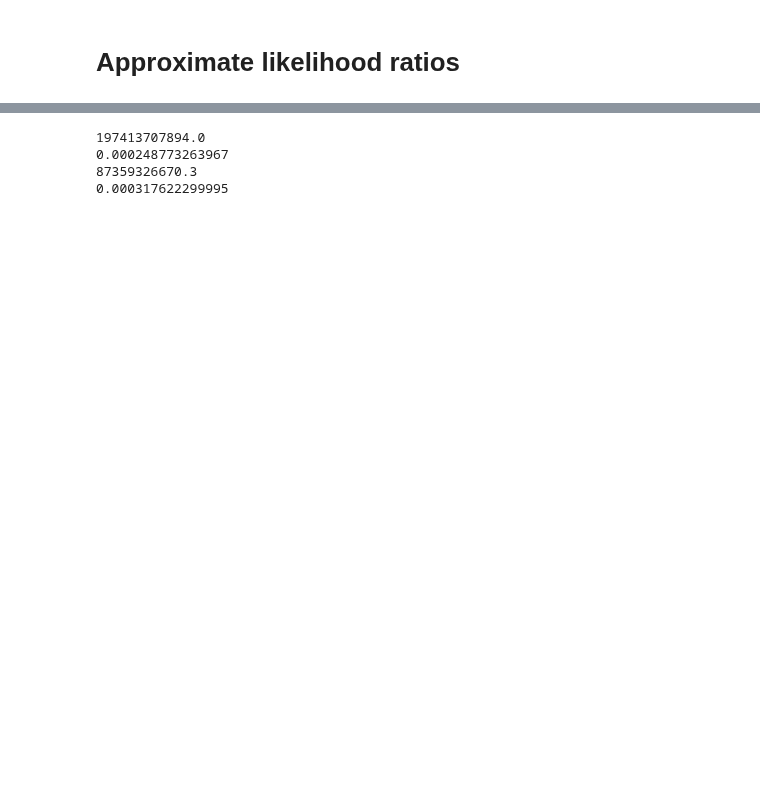
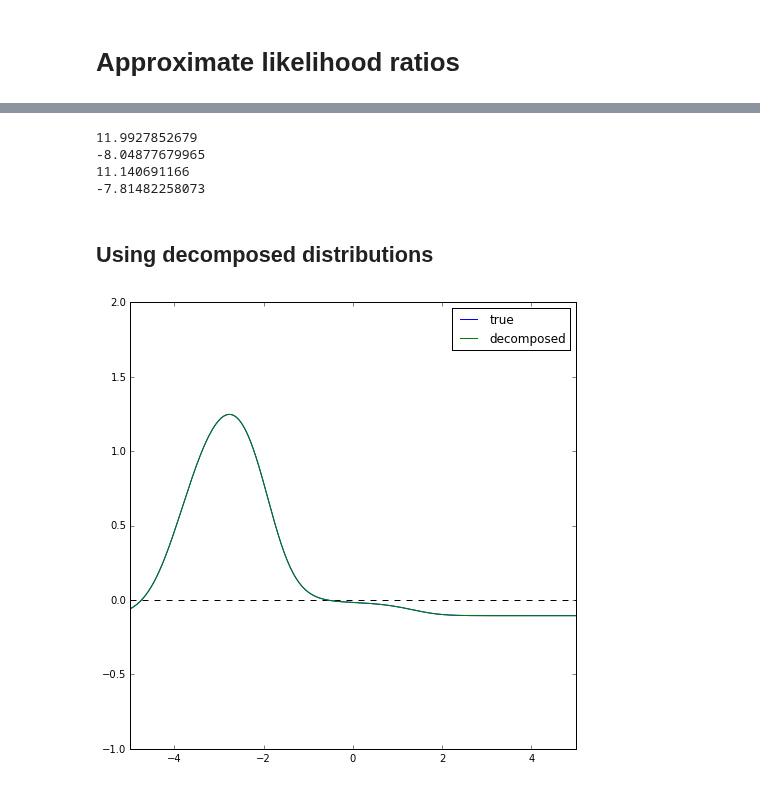
Before and after one commit to glouppe/notebooks, a Jupyter notebook: Approximate likelihood ratios.ipynb, the cells around one changed output, grey strips where cells are left out. Drawn from its saved outputs; the diff is of its cells as text; code cells hidden in the pictures; blank space fills up the shorter version.

Commit message:
decomposed approximations

```diff
--- a/Approximate likelihood ratios.ipynb
+++ b/Approximate likelihood ratios.ipynb
@@ -141,17 +155,51 @@ plt.show()
 # %%
-def likelihood_ratio_statistic(d, p_theta_0, p_theta_1):
-    r = likelihood_ratio(d, p_theta_0, p_theta_1)
-    return np.prod(r[r != 0])
+def likelihood_ratio_statistic(d, p_theta_0, p_theta_1, log=True):
+    r = likelihood_ratio(d, p_theta_0, p_theta_1, log=log)
 
-print(likelihood_ratio_statistic(d_0[:100], p_theta_0, p_theta_1))
-print(likelihood_ratio_statistic(d_1[:100], p_theta_0, p_theta_1))
-print(likelihood_ratio_statistic(clf.decision_function(d_0[:100].reshape(-1, 1)), p_s_theta_0, p_s_theta_1))
-print(likelihood_ratio_statistic(clf.decision_function(d_1[:100].reshape(-1, 1)), p_s_theta_0, p_s_theta_1))
+    if log:
+        return np.sum(r)
+    else:
+        return np.prod(r[r != 0])
+
+print(likelihood_ratio_statistic(d_0[:200], p_theta_0, p_theta_1))
+print(likelihood_ratio_statistic(d_1[:200], p_theta_0, p_theta_1))
+print(likelihood_ratio_statistic(clf.decision_function(d_0[:200].reshape(-1, 1)), p_s_theta_0, p_s_theta_1))
+print(likelihood_ratio_statistic(clf.decision_function(d_1[:200].reshape(-1, 1)), p_s_theta_0, p_s_theta_1))
 
 # Not sure if differences are due to numerical issues, imprecision of the classifiers, or other things
 # But at least, orders of magnitude are OK
 # %% [output]
-197413707894.0
-0.000248773263967
-87359326670.3
-0.000317622299995
+11.9927852679
+-8.04877679965
+11.140691166
+-7.81482258073
+# %% [markdown]
+## Using decomposed distributions
+# %%
+def likelihood_ratio_decomposed(d, p_c_theta_0, p_c_theta_1, w_0, w_1, log=True):
+    r = np.zeros(len(d))
+
+    for p_c_i_theta_0, w_i_0 in zip(p_c_theta_0, w_0):
+        s = np.zeros(len(d))
+
+        for p_c_j_theta_1, w_j_1 in zip(p_c_theta_1, w_1):
+            s += w_j_1 * p_c_j_theta_1.pdf(d)
+
+        r += w_i_0 * p_c_i_theta_0.pdf(d) / s
+
+    if log:
+        return np.log(r)
+
+    else:
+        return r
+# %%
+x = np.linspace(-5, 5, num=1000)
+plt.plot([-5, 5], [0.0, 0.0], "k--")
+plt.plot(x, likelihood_ratio(x, p_theta_0, p_theta_1), label="true")
+plt.plot(x, likelihood_ratio_decomposed(x, components, components, w_0, w_1), label="decomposed")
+plt.xlim(-5, 5)
+plt.ylim(-1, 2)
+plt.legend()
+plt.show()
+# %% [output]
+[figure, added]
```
Also changed, not shown: parts of 10 cells of this notebook.
